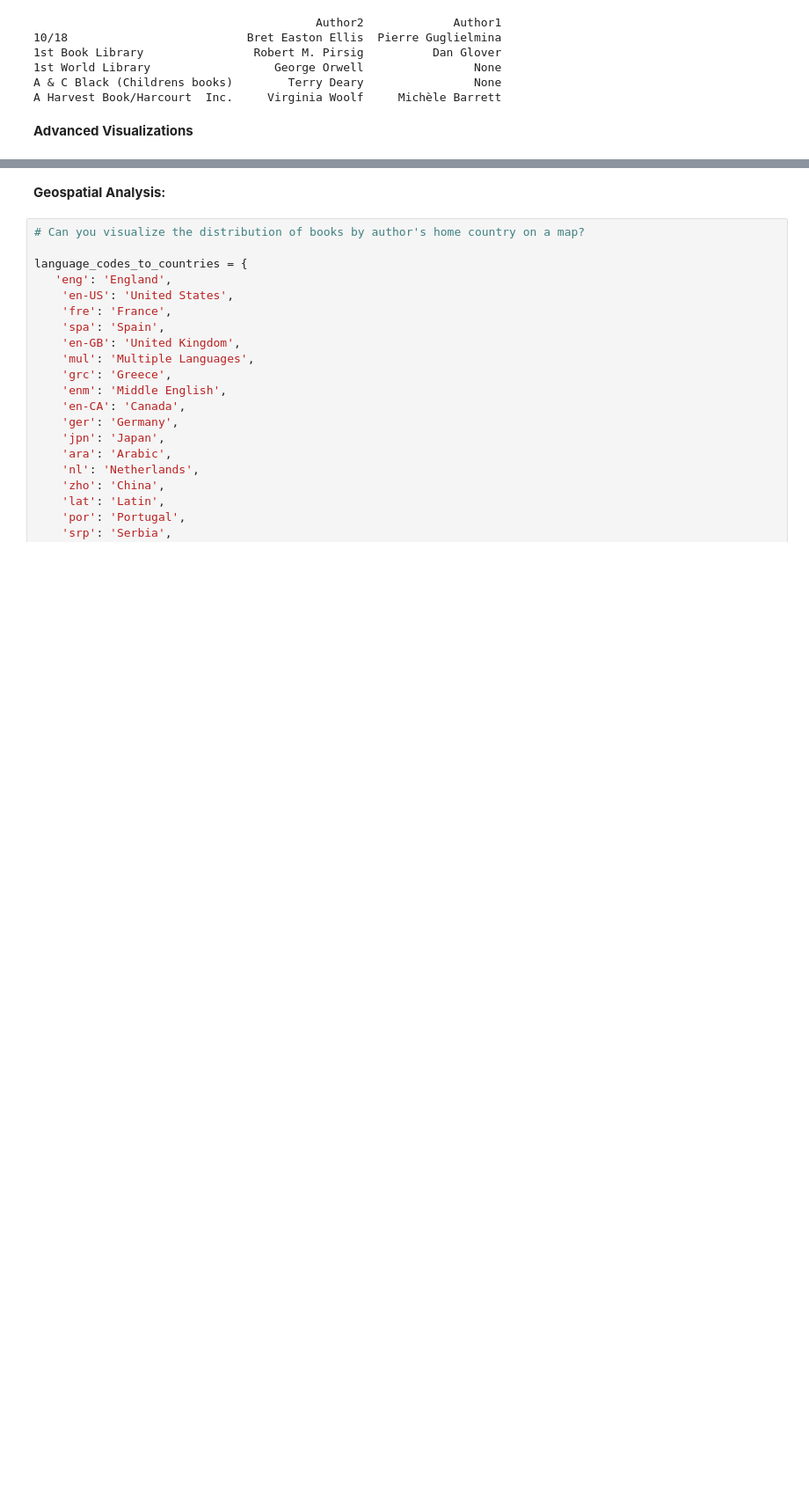
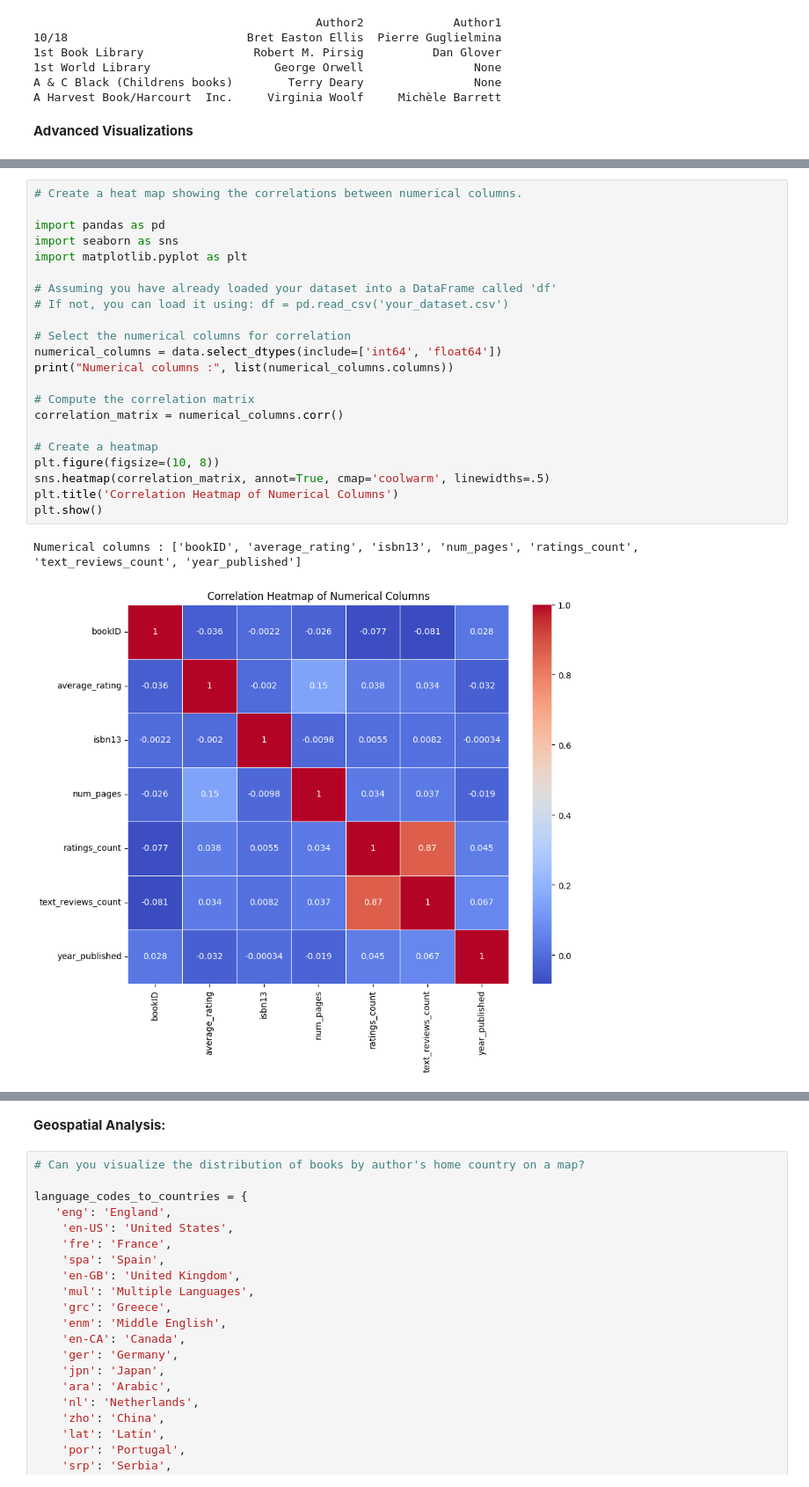
Before and after one commit to rahulbhoyar1995/goodread-books-data-analysis, a Jupyter notebook: goodreads-books-dataset.ipynb, the cells around one changed output, grey strips where cells are left out. Shown at 88% size. Saved outputs shown, nothing was run; the diff lists cells and outputs as text; blank space fills up the shorter version.

Commit message:
Kaggle Notebook | Goodreads Books Dataset | Version 11

```diff
--- a/goodreads-books-dataset.ipynb
+++ b/goodreads-books-dataset.ipynb
@@ -528,0 +552,25 @@ A Harvest Book/Harcourt  Inc.     Virginia Woolf     Michèle Barrett
+# %%
+# Create a heat map showing the correlations between numerical columns.
+
+import pandas as pd
+import seaborn as sns
+import matplotlib.pyplot as plt
+
+# Assuming you have already loaded your dataset into a DataFrame called 'df'
+# If not, you can load it using: df = pd.read_csv('your_dataset.csv')
+
+# Select the numerical columns for correlation
+numerical_columns = data.select_dtypes(include=['int64', 'float64'])
+print("Numerical columns :", list(numerical_columns.columns))
+
+# Compute the correlation matrix
+correlation_matrix = numerical_columns.corr()
+
+# Create a heatmap
+plt.figure(figsize=(10, 8))
+sns.heatmap(correlation_matrix, annot=True, cmap='coolwarm', linewidths=.5)
+plt.title('Correlation Heatmap of Numerical Columns')
+plt.show()
+# %% [output]
+Numerical columns : ['bookID', 'average_rating', 'isbn13', 'num_pages', 'ratings_count', 'text_reviews_count', 'year_published']
+[figure, added]
```
Also changed, not shown: parts of 29 cells of this notebook.
